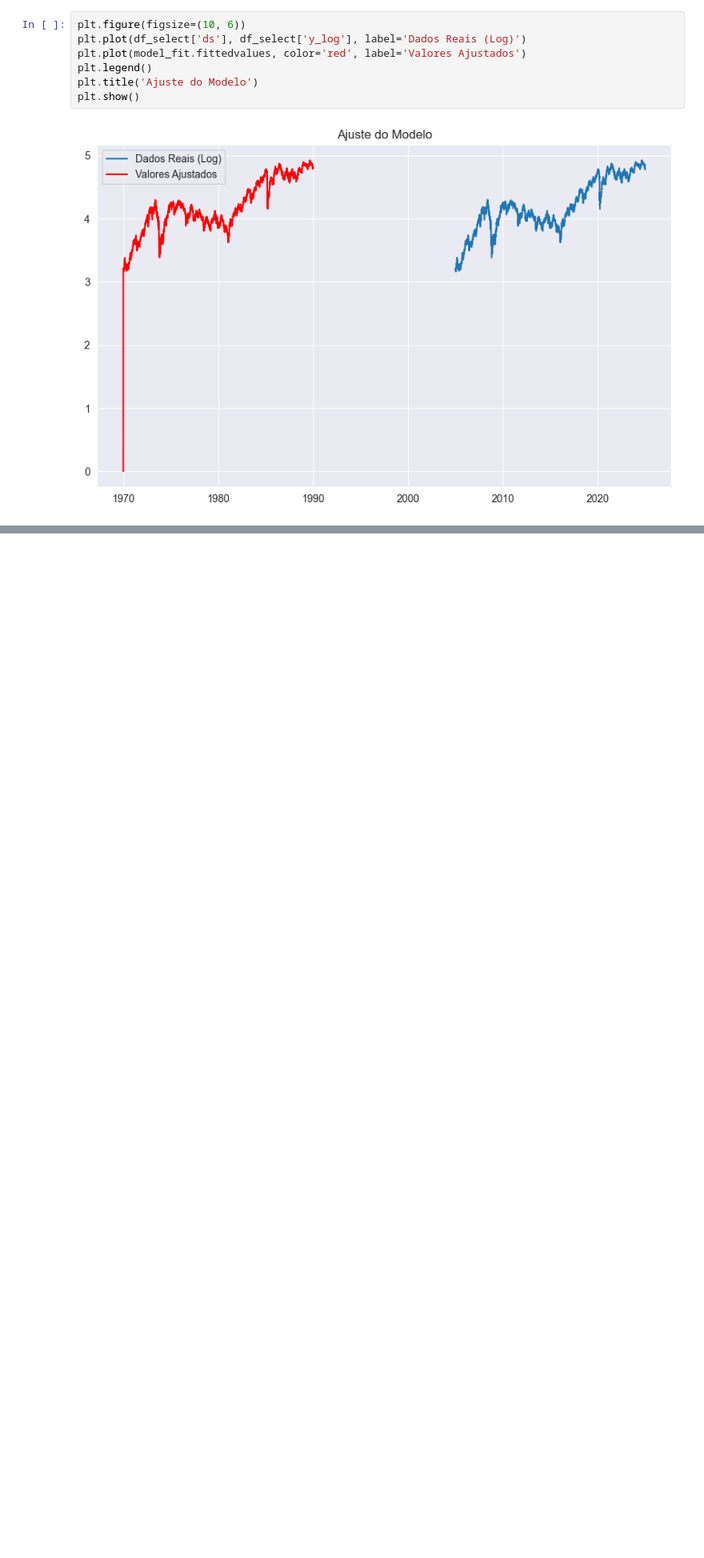
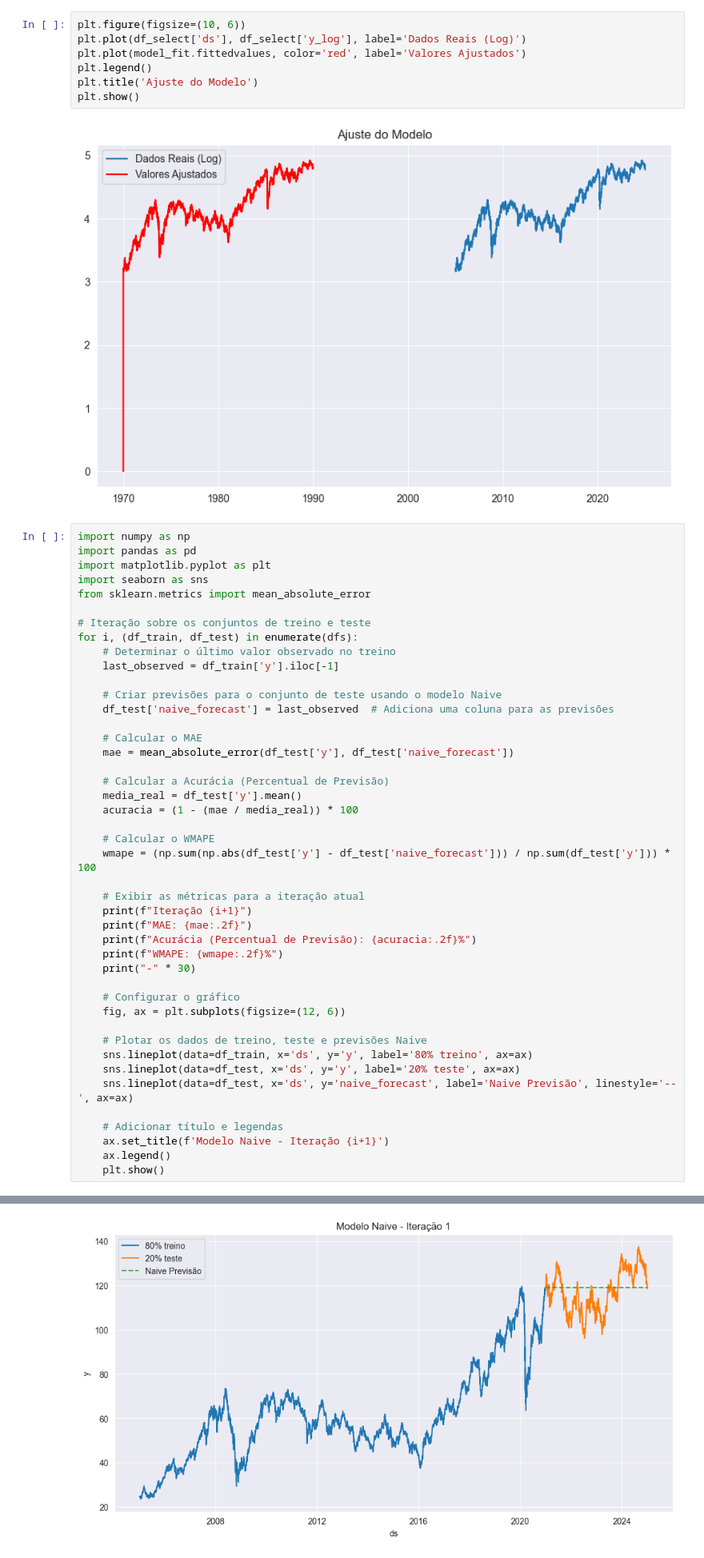
Before and after one commit to Data-Analitycs-Pos-Tech-Fiap/Ibovespa-prev, a Jupyter notebook: ibov-prev_v2.ipynb, the cells around one changed output, grey strips where cells are left out. Shown at 80% size. Drawn from its saved outputs; the diff is of its cells as text; blank space fills up the shorter version.

Commit message:
Criacao 3 de Modelos de Series Temporais

```diff
--- a/ibov-prev_v2.ipynb
+++ b/ibov-prev_v2.ipynb
@@ -542,3 +543,48 @@ plt.title('Ajuste do Modelo')
 plt.show()
 # %% [output]
 [figure]
+# %%
+import numpy as np
+import pandas as pd
+import matplotlib.pyplot as plt
+import seaborn as sns
+from sklearn.metrics import mean_absolute_error
+
+# Iteração sobre os conjuntos de treino e teste
+for i, (df_train, df_test) in enumerate(dfs):
+    # Determinar o último valor observado no treino
+    last_observed = df_train['y'].iloc[-1]
+
+    # Criar previsões para o conjunto de teste usando o modelo Naive
+    df_test['naive_forecast'] = last_observed  # Adiciona uma coluna para as previsões
+
+    # Calcular o MAE
+    mae = mean_absolute_error(df_test['y'], df_test['naive_forecast'])
+
+    # Calcular a Acurácia (Percentual de Previsão)
+    media_real = df_test['y'].mean()
+    acuracia = (1 - (mae / media_real)) * 100
+
+    # Calcular o WMAPE
+    wmape = (np.sum(np.abs(df_test['y'] - df_test['naive_forecast'])) / np.sum(df_test['y'])) * 100
+
+    # Exibir as métricas para a iteração atual
+    print(f"Iteração {i+1}")
+    print(f"MAE: {mae:.2f}")
+    print(f"Acurácia (Percentual de Previsão): {acuracia:.2f}%")
+    print(f"WMAPE: {wmape:.2f}%")
+    print("-" * 30)
+
+    # Configurar o gráfico
+    fig, ax = plt.subplots(figsize=(12, 6))
+
+    # Plotar os dados de treino, teste e previsões Naive
+    sns.lineplot(data=df_train, x='ds', y='y', label='80% treino', ax=ax)
+    sns.lineplot(data=df_test, x='ds', y='y', label='20% teste', ax=ax)
+    sns.lineplot(data=df_test, x='ds', y='naive_forecast', label='Naive Previsão', linestyle='--', ax=ax)
+
+    # Adicionar título e legendas
+    ax.set_title(f'Modelo Naive - Iteração {i+1}')
+    ax.legend()
+    plt.show()
+# %% [output]
@@ -544,0 +596 @@ plt.show()
+[figure, added]
```
Also changed, not shown: parts of 10 cells of this notebook.
